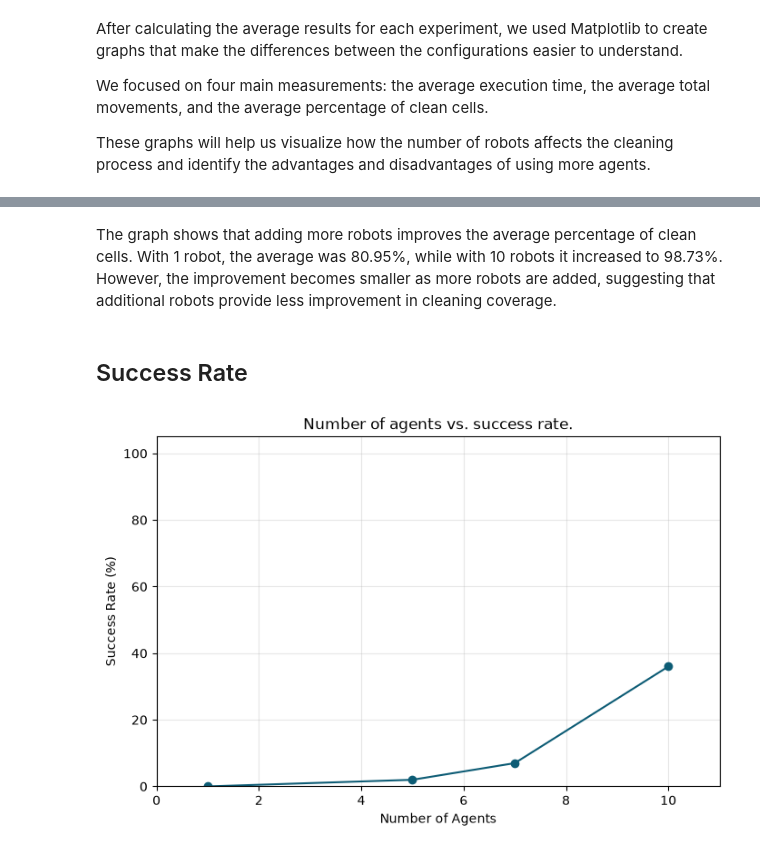
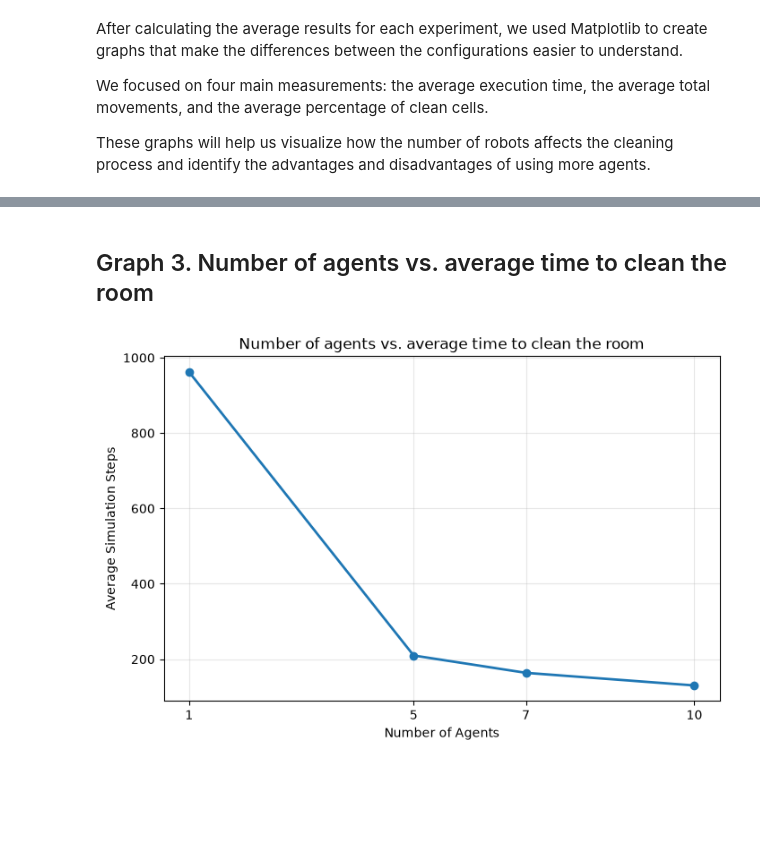
Before and after one commit to Adrisandoval2006/M1-Activity, a Jupyter notebook: Analysis.ipynb, the cells around one changed output, grey strips where cells are left out. Drawn from its saved outputs; the diff is of its cells as text; code cells hidden in the pictures; blank space fills up the shorter version.

```diff
--- a/Analysis.ipynb
+++ b/Analysis.ipynb
@@ -227,0 +359,25 @@ These graphs will help us visualize how the number of robots affects the cleanin
+# %%
+data["cellsCleaned"] = data["cleanedPercentage"] - 70
+
+data["movementsPerCleanedCell"] = (
+    data["totalMoves"] / data["cellsCleaned"]
+)
+
+results = data.groupby(
+    ["maxSteps", "num_agents"]
+).agg(
+    averageTime=("executionTime", "mean"),
+    stdTime=("executionTime", "std"),
+    averageMoves=("totalMoves", "mean"),
+    averageCleanPercentage=("cleanedPercentage", "mean"),
+    successRate=("allClean", "mean"),
+    averageMovementsPerCell=("movementsPerCleanedCell", "mean"),
+    averageRunningTime=("run_time_s", "mean")
+).reset_index()
+
+results["successRate"] *= 100
+results["averageRunningTime"] *= 1000
+
+results = results.round(2)
+
+display(results)
@@ -298,25 +537,24 @@ plt.show()
-# %% [markdown]
-The graph shows that adding more robots improves the average percentage of clean cells. With 1 robot, the average was 80.95%, while with 10 robots it increased to 98.73%. However, the improvement becomes smaller as more robots are added, suggesting that additional robots provide less improvement in cleaning coverage.
 # %% [markdown]
-## Success Rate
+## Graph 3. Number of agents vs. average time to clean the room
 # %%
 plt.figure(figsize=(8, 5))
 
+subset = results[results["maxSteps"] == 10000]
+
 plt.plot(
-    results["Number of Agents"],
-    results["Success Rate (%)"],
-    marker='o',
-    color='#0d5c75'
+    subset["num_agents"],
+    subset["averageTime"],
+    marker="o",
+    linewidth=2
 )
 
-plt.title("Number of agents vs. success rate.")
+plt.title("Number of agents vs. average time to clean the room")
 plt.xlabel("Number of Agents")
-plt.ylabel("Success Rate (%)")
-plt.xlim(0, 11)
-plt.xticks(range(0, 12, 2))
-plt.ylim(0, 105)
+plt.ylabel("Average Simulation Steps")
+
+plt.xticks([1, 5, 7, 10])
 plt.grid(True, alpha=0.3)
 
 plt.show()
 # %% [output]
-[figure, old version]
+[figure, new version]
```
Also changed, not shown: parts of 37 cells of this notebook, 2 other files.
